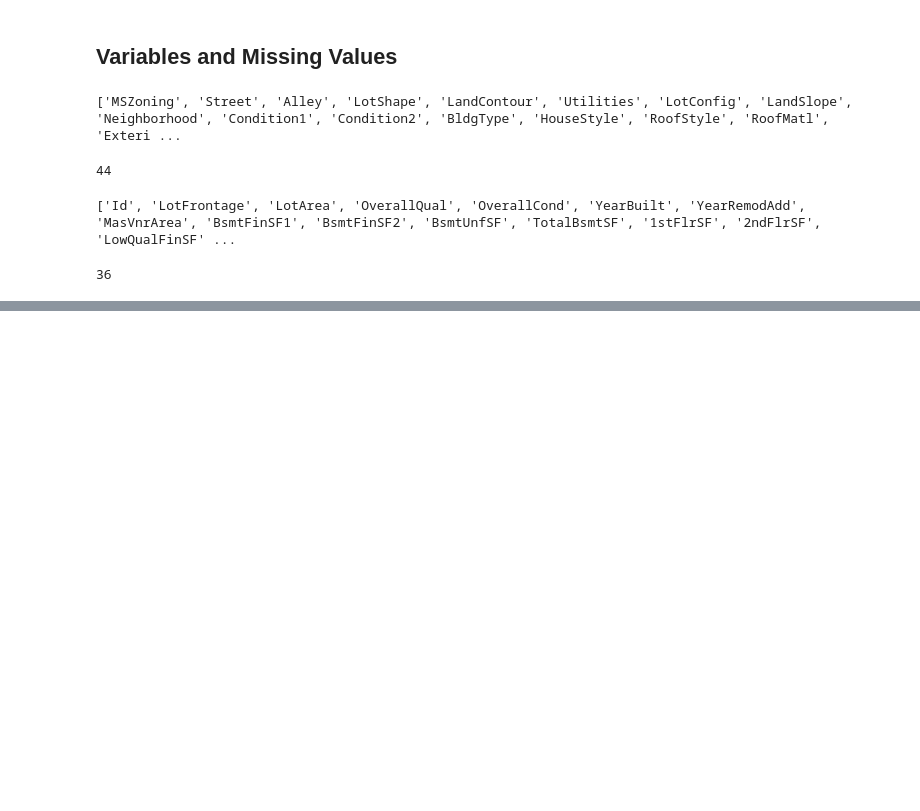
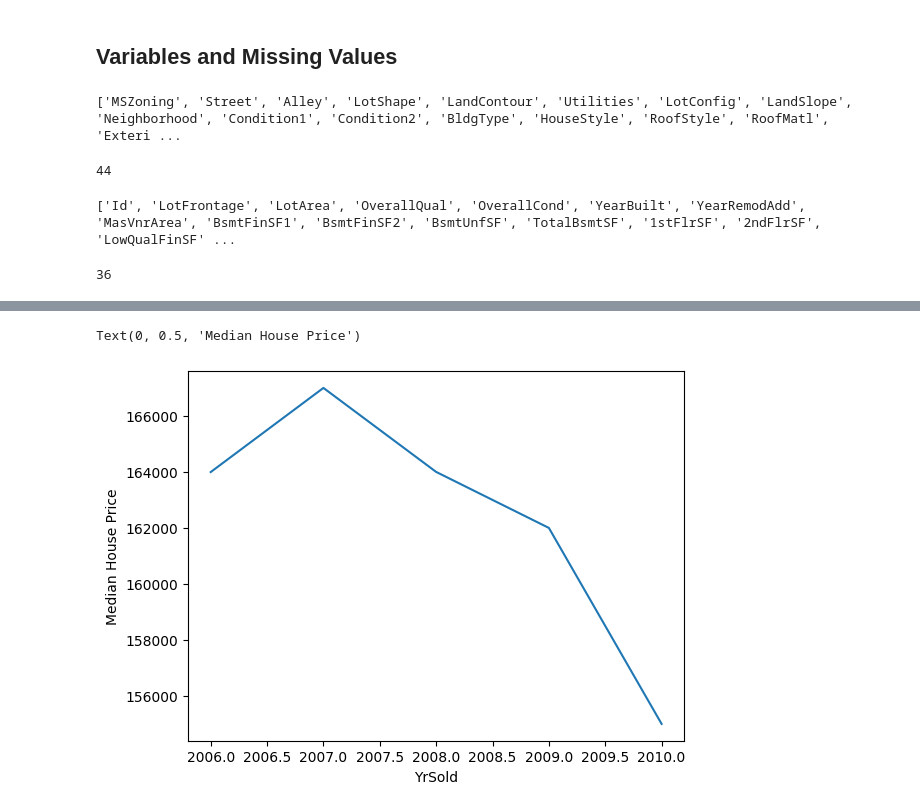
Before and after one commit to paarthvisharma/house_price_prediction, a Jupyter notebook: dataAnalysis.ipynb, the cells around one changed output, grey strips where cells are left out. Drawn from its saved outputs; the diff is of its cells as text; code cells hidden in the pictures; blank space fills up the shorter version.

```diff
--- a/dataAnalysis.ipynb
+++ b/dataAnalysis.ipynb
@@ -70,0 +129,7 @@ len(numerical_var)
+# %%
+# Plotting median sale price vs year in which it was sold
+df.groupby('YrSold')['SalePrice'].median().plot()
+plt.ylabel('Median House Price')
+# %% [output]
+Text(0, 0.5, 'Median House Price')
+[figure, added]
```
Also changed, not shown: parts of 15 cells of this notebook.
